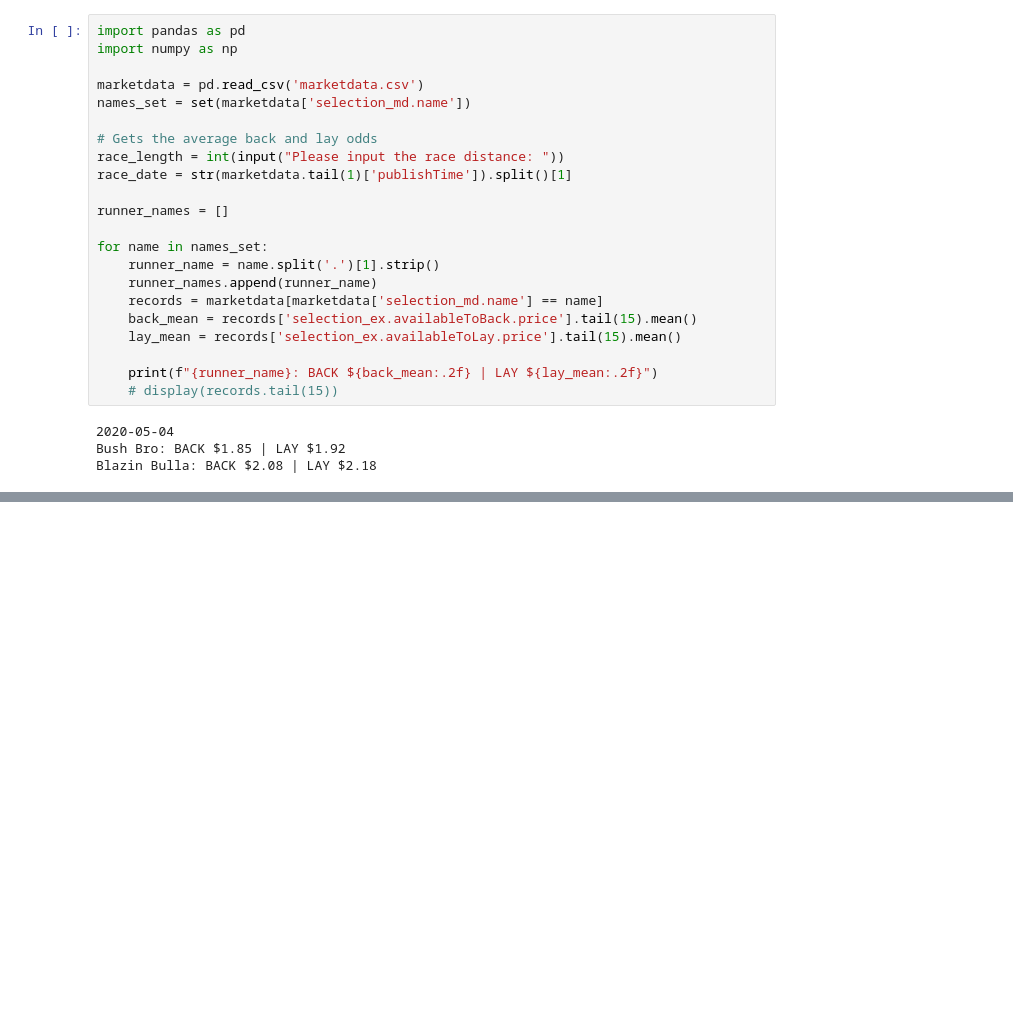
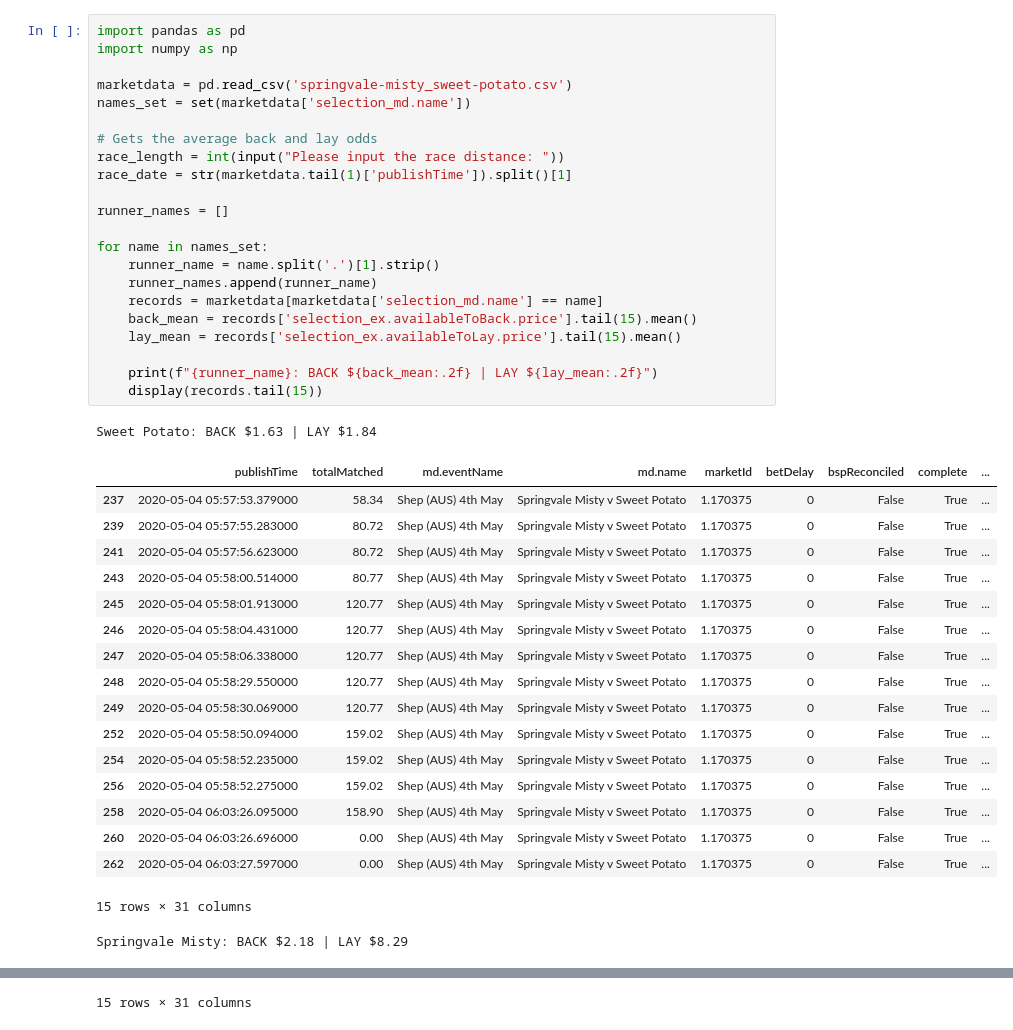
Before and after one commit to AkooshR/Greyhound-Racing-Model, a Jupyter notebook: model.ipynb, the cells around one changed output, grey strips where cells are left out. Cells and saved outputs as stored; diff of their text form; blank space fills up the shorter version.

```diff
--- a/model.ipynb
+++ b/model.ipynb
@@ -1,26 +1,42 @@
 # %%
 import pandas as pd
 import numpy as np
 
-marketdata = pd.read_csv('marketdata.csv')
+marketdata = pd.read_csv('springvale-misty_sweet-potato.csv')
 names_set = set(marketdata['selection_md.name'])
 
 # Gets the average back and lay odds
 race_length = int(input("Please input the race distance: "))
 race_date = str(marketdata.tail(1)['publishTime']).split()[1]
 
 runner_names = []
 
 for name in names_set:
     runner_name = name.split('.')[1].strip()
     runner_names.append(runner_name)
     records = marketdata[marketdata['selection_md.name'] == name]
     back_mean = records['selection_ex.availableToBack.price'].tail(15).mean()
     lay_mean = records['selection_ex.availableToLay.price'].tail(15).mean()
 
     print(f"{runner_name}: BACK ${back_mean:.2f} | LAY ${lay_mean:.2f}")
-    # display(records.tail(15))
+    display(records.tail(15))
 # %% [output]
-2020-05-04
-Bush Bro: BACK $1.85 | LAY $1.92
-Blazin Bulla: BACK $2.08 | LAY $2.18
+Sweet Potato: BACK $1.63 | LAY $1.84
+|  | publishTime | totalMatched | md.eventName | md.name | marketId | betDelay | bspReconciled | complete | ... |
+| 237 | 2020-05-04 05:57:53.379000 | 58.34 | Shep (AUS) 4th May | Springvale Misty v Sweet Potato | 1.170375 | 0 | False | True | ... |
+| 239 | 2020-05-04 05:57:55.283000 | 80.72 | Shep (AUS) 4th May | Springvale Misty v Sweet Potato | 1.170375 | 0 | False | True | ... |
+| 241 | 2020-05-04 05:57:56.623000 | 80.72 | Shep (AUS) 4th May | Springvale Misty v Sweet Potato | 1.170375 | 0 | False | True | ... |
+| 243 | 2020-05-04 05:58:00.514000 | 80.77 | Shep (AUS) 4th May | Springvale Misty v Sweet Potato | 1.170375 | 0 | False | True | ... |
+| 245 | 2020-05-04 05:58:01.913000 | 120.77 | Shep (AUS) 4th May | Springvale Misty v Sweet Potato | 1.170375 | 0 | False | True | ... |
+| 246 | 2020-05-04 05:58:04.431000 | 120.77 | Shep (AUS) 4th May | Springvale Misty v Sweet Potato | 1.170375 | 0 | False | True | ... |
+| 247 | 2020-05-04 05:58:06.338000 | 120.77 | Shep (AUS) 4th May | Springvale Misty v Sweet Potato | 1.170375 | 0 | False | True | ... |
+| 248 | 2020-05-04 05:58:29.550000 | 120.77 | Shep (AUS) 4th May | Springvale Misty v Sweet Potato | 1.170375 | 0 | False | True | ... |
+| 249 | 2020-05-04 05:58:30.069000 | 120.77 | Shep (AUS) 4th May | Springvale Misty v Sweet Potato | 1.170375 | 0 | False | True | ... |
+| 252 | 2020-05-04 05:58:50.094000 | 159.02 | Shep (AUS) 4th May | Springvale Misty v Sweet Potato | 1.170375 | 0 | False | True | ... |
+| 254 | 2020-05-04 05:58:52.235000 | 159.02 | Shep (AUS) 4th May | Springvale Misty v Sweet Potato | 1.170375 | 0 | False | True | ... |
+| 256 | 2020-05-04 05:58:52.275000 | 159.02 | Shep (AUS) 4th May | Springvale Misty v Sweet Potato | 1.170375 | 0 | False | True | ... |
+| 258 | 2020-05-04 06:03:26.095000 | 158.90 | Shep (AUS) 4th May | Springvale Misty v Sweet Potato | 1.170375 | 0 | False | True | ... |
+| 260 | 2020-05-04 06:03:26.696000 | 0.00 | Shep (AUS) 4th May | Springvale Misty v Sweet Potato | 1.170375 | 0 | False | True | ... |
+| 262 | 2020-05-04 06:03:27.597000 | 0.00 | Shep (AUS) 4th May | Springvale Misty v Sweet Potato | 1.170375 | 0 | False | True | ... |
+15 rows × 31 columns
+Springvale Misty: BACK $2.18 | LAY $8.29
@@ -27,3 +59,4 @@ Blazin Bulla: BACK $2.08 | LAY $2.18
+15 rows × 31 columns
 # %%
 import main
 
```
Also changed, not shown: parts of 2 cells of this notebook, 1 other file.
